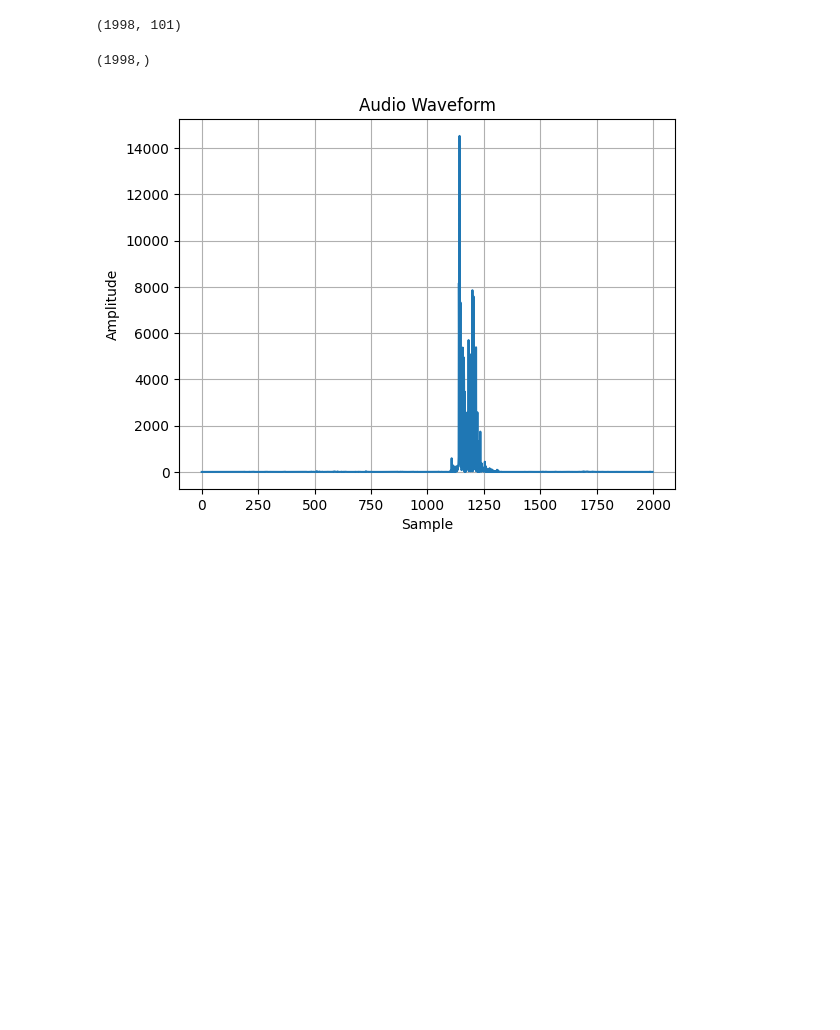
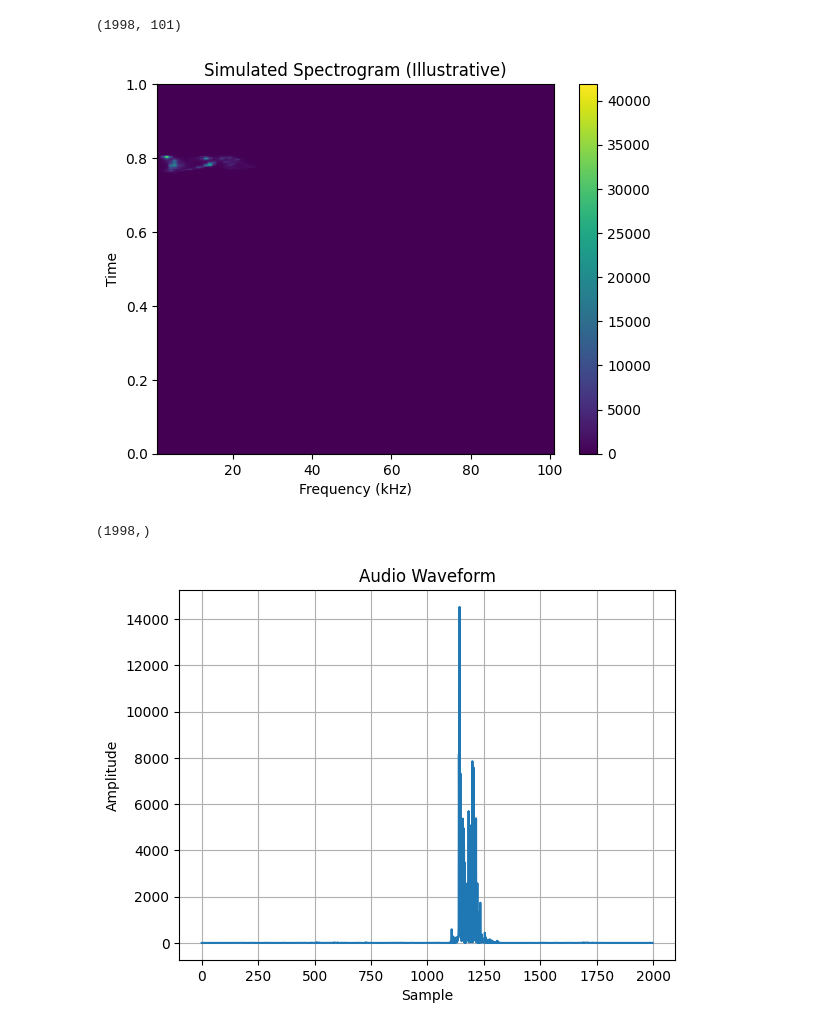
Before and after one commit to nouralmulhem/Cipher-Sphere, a Jupyter notebook: try/realDataset.ipynb, the cells around one changed output. Drawn from its saved outputs; the diff is of its cells as text; code cells hidden in the pictures; blank space fills up the shorter version.

```diff
--- a/try/realDataset.ipynb
+++ b/try/realDataset.ipynb
@@ -100,6 +174,28 @@ TypeError: Invalid shape (1,) for image data
 array1[5].shape
 # %% [output]
 (1998, 101)
+# %%
+import numpy as np
+import matplotlib.pyplot as plt
+
+# Define frequency bins (adjust range and number of bins as needed)
+freqs = np.linspace(0, 101, 101)  # Assuming frequency range of 0-10 kHz
+
+# Simulate intensity values (replace with your logic)
+# intensities = np.ones_like(freqs) * 0.5  # Constant intensity for demonstration
+
+# Create 2D array (assuming just one time point 't=1998')
+spectrogram_data = array1[0]
+
+# Display using imshow
+plt.imshow(spectrogram_data, aspect="auto", extent=(freqs[1], freqs[-1], 0, 1))
+plt.xlabel("Frequency (kHz)")
+plt.ylabel("Time")
+plt.title("Simulated Spectrogram (Illustrative)")
+plt.colorbar()
+plt.show()
+# %% [output]
+[figure, added]
 # %%
 array1[5,:,0].shape
 # %% [output]
```
Also changed, not shown: parts of 7 cells of this notebook, 5 other files.
